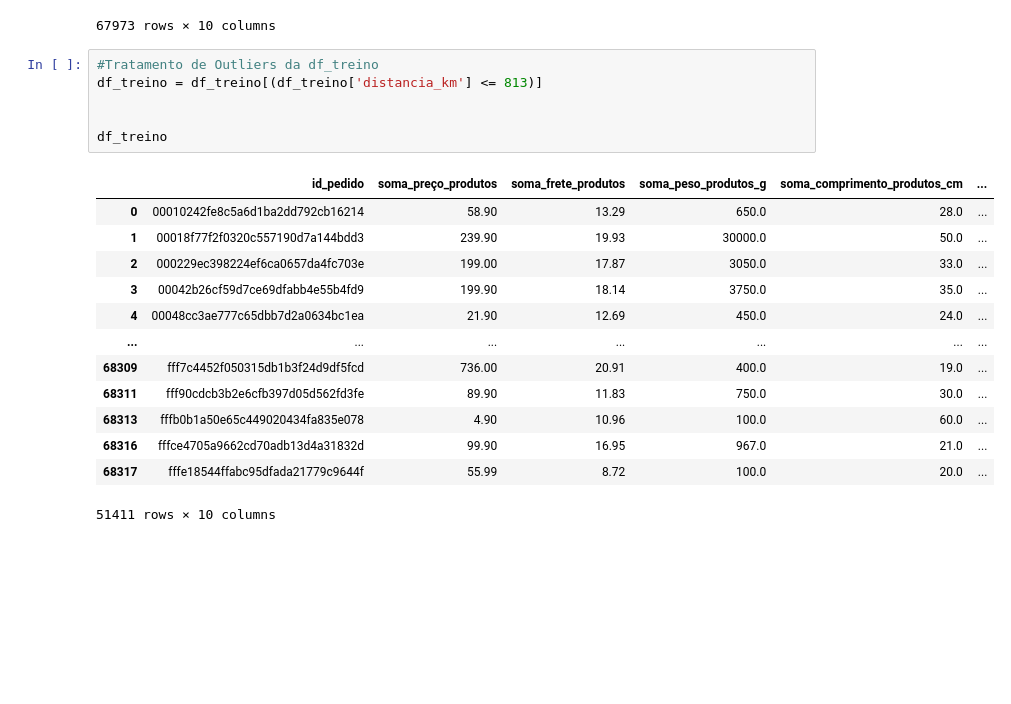
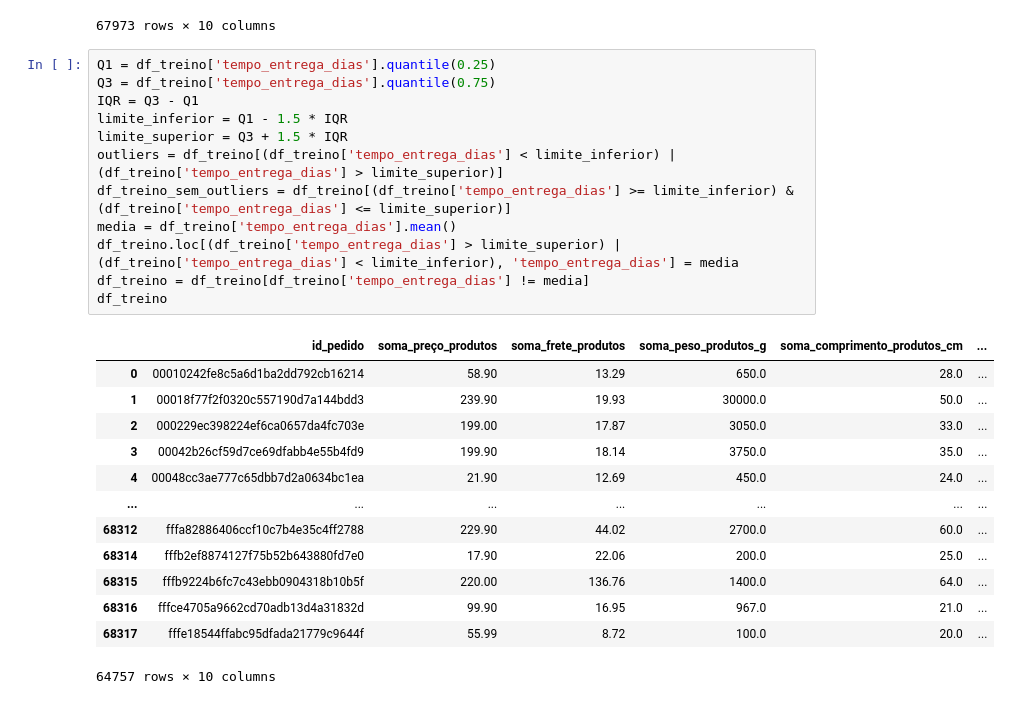
Before and after one commit to madusagii/Z-O, a Jupyter notebook: z-o-velhao.ipynb, the cells around one changed output. Saved outputs shown, nothing was run; the diff lists cells and outputs as text; blank space fills up the shorter version.

```diff
--- a/z-o-velhao.ipynb
+++ b/z-o-velhao.ipynb
@@ -558,26 +558,32 @@ df_treino
 | 68316 | fffce4705a9662cd70adb13d4a31832d | 99.90 | 16.95 | 967.0 | 21.0 | ... |
 | 68317 | fffe18544ffabc95dfada21779c9644f | 55.99 | 8.72 | 100.0 | 20.0 | ... |
 67973 rows × 10 columns
-# %%
-#Tratamento de Outliers da df_treino
-df_treino = df_treino[(df_treino['distancia_km'] <= 813)]
-
-
-df_treino
-# %% [output]
-|  | id_pedido | soma_preço_produtos | soma_frete_produtos | soma_peso_produtos_g | soma_comprimento_produtos_cm | ... |
-| 0 | 00010242fe8c5a6d1ba2dd792cb16214 | 58.90 | 13.29 | 650.0 | 28.0 | ... |
-| 1 | 00018f77f2f0320c557190d7a144bdd3 | 239.90 | 19.93 | 30000.0 | 50.0 | ... |
-| 2 | 000229ec398224ef6ca0657da4fc703e | 199.00 | 17.87 | 3050.0 | 33.0 | ... |
-| 3 | 00042b26cf59d7ce69dfabb4e55b4fd9 | 199.90 | 18.14 | 3750.0 | 35.0 | ... |
-| 4 | 00048cc3ae777c65dbb7d2a0634bc1ea | 21.90 | 12.69 | 450.0 | 24.0 | ... |
-| ... | ... | ... | ... | ... | ... | ... |
-| 68309 | fff7c4452f050315db1b3f24d9df5fcd | 736.00 | 20.91 | 400.0 | 19.0 | ... |
-| 68311 | fff90cdcb3b2e6cfb397d05d562fd3fe | 89.90 | 11.83 | 750.0 | 30.0 | ... |
-| 68313 | fffb0b1a50e65c449020434fa835e078 | 4.90 | 10.96 | 100.0 | 60.0 | ... |
-| 68316 | fffce4705a9662cd70adb13d4a31832d | 99.90 | 16.95 | 967.0 | 21.0 | ... |
-| 68317 | fffe18544ffabc95dfada21779c9644f | 55.99 | 8.72 | 100.0 | 20.0 | ... |
-51411 rows × 10 columns
+# %%
+Q1 = df_treino['tempo_entrega_dias'].quantile(0.25)
+Q3 = df_treino['tempo_entrega_dias'].quantile(0.75)
+IQR = Q3 - Q1
+limite_inferior = Q1 - 1.5 * IQR
+limite_superior = Q3 + 1.5 * IQR
+outliers = df_treino[(df_treino['tempo_entrega_dias'] < limite_inferior) | (df_treino['tempo_entrega_dias'] > limite_superior)]
+df_treino_sem_outliers = df_treino[(df_treino['tempo_entrega_dias'] >= limite_inferior) & (df_treino['tempo_entrega_dias'] <= limite_superior)]
+media = df_treino['tempo_entrega_dias'].mean()
+df_treino.loc[(df_treino['tempo_entrega_dias'] > limite_superior) | (df_treino['tempo_entrega_dias'] < limite_inferior), 'tempo_entrega_dias'] = media
+df_treino = df_treino[df_treino['tempo_entrega_dias'] != media]
+df_treino
+# %% [output]
+|  | id_pedido | soma_preço_produtos | soma_frete_produtos | soma_peso_produtos_g | soma_comprimento_produtos_cm | ... |
+| 0 | 00010242fe8c5a6d1ba2dd792cb16214 | 58.90 | 13.29 | 650.0 | 28.0 | ... |
+| 1 | 00018f77f2f0320c557190d7a144bdd3 | 239.90 | 19.93 | 30000.0 | 50.0 | ... |
+| 2 | 000229ec398224ef6ca0657da4fc703e | 199.00 | 17.87 | 3050.0 | 33.0 | ... |
+| 3 | 00042b26cf59d7ce69dfabb4e55b4fd9 | 199.90 | 18.14 | 3750.0 | 35.0 | ... |
+| 4 | 00048cc3ae777c65dbb7d2a0634bc1ea | 21.90 | 12.69 | 450.0 | 24.0 | ... |
+| ... | ... | ... | ... | ... | ... | ... |
+| 68312 | fffa82886406ccf10c7b4e35c4ff2788 | 229.90 | 44.02 | 2700.0 | 60.0 | ... |
+| 68314 | fffb2ef8874127f75b52b643880fd7e0 | 17.90 | 22.06 | 200.0 | 25.0 | ... |
+| 68315 | fffb9224b6fc7c43ebb0904318b10b5f | 220.00 | 136.76 | 1400.0 | 64.0 | ... |
+| 68316 | fffce4705a9662cd70adb13d4a31832d | 99.90 | 16.95 | 967.0 | 21.0 | ... |
+| 68317 | fffe18544ffabc95dfada21779c9644f | 55.99 | 8.72 | 100.0 | 20.0 | ... |
+64757 rows × 10 columns
 # %%
 # Separando variáveis independentes (X) e dependente (y)
 X_treino = df_treino[['soma_preço_produtos', 'soma_frete_produtos', 'soma_peso_produtos_g', 'soma_comprimento_produtos_cm', 'soma_altura_produtos_cm', 'soma_largura_produtos_cm', 'preço_total', 'distancia_km']]  # Variáveis independentes
```
Also changed, not shown: parts of 2 cells of this notebook, 1 other file.
